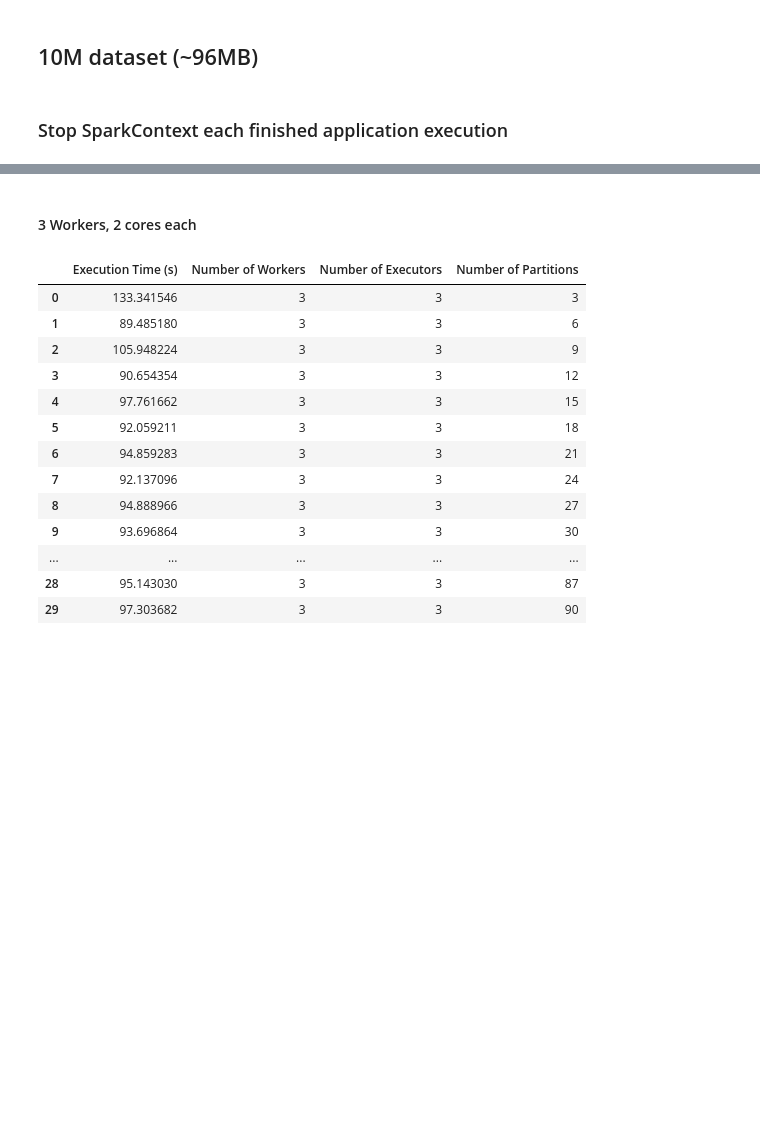
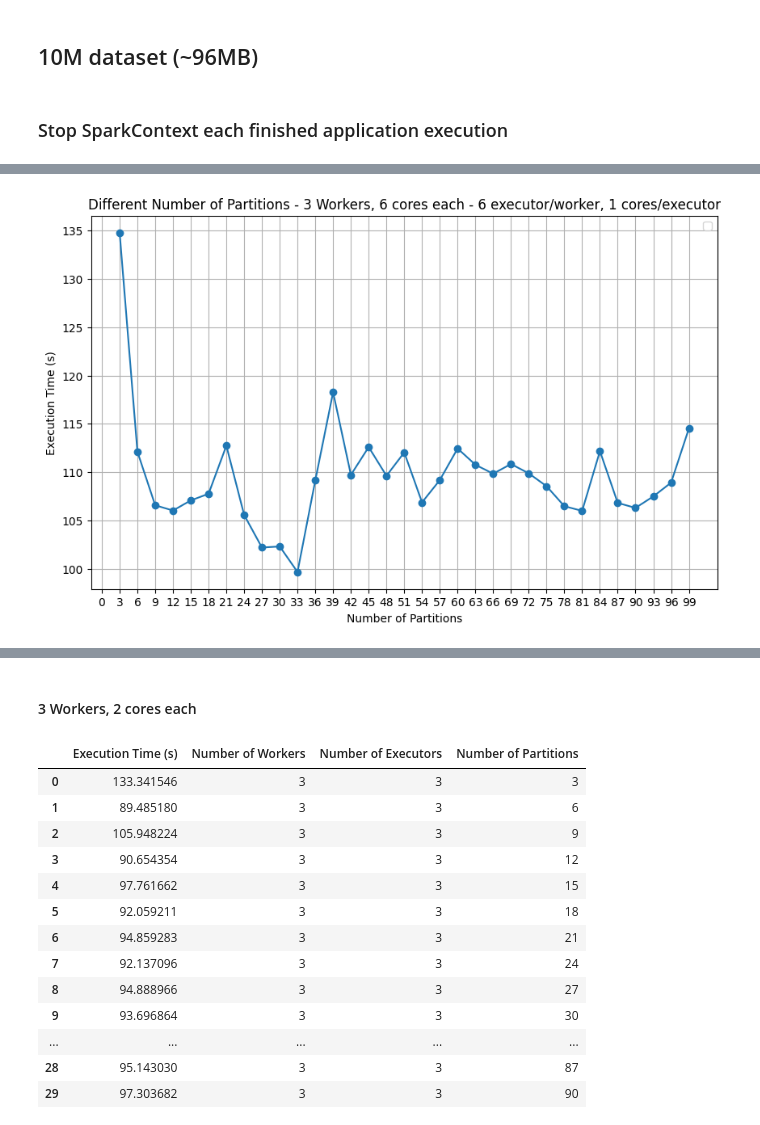
Before and after one commit to ddutjnrevenge-universe/DE_assignments, a Jupyter notebook: 080824/test.ipynb, the cells around one changed output, grey strips where cells are left out. Drawn from its saved outputs; the diff is of its cells as text; code cells hidden in the pictures; blank space fills up the shorter version.

Commit message:
new assignment

```diff
--- a/080824/test.ipynb
+++ b/080824/test.ipynb
@@ -113,0 +116,5 @@ But why cannot submit with other partititon lower than 18 - it just passed the c
+# %%
+import matplotlib.pyplot as plt
+
+df_test2 = pd.read_csv(r'F:\FPT\DE_assignments\080824\SparkScripts\input\results\6e_w_3w_cl.csv')
+df_test2
@@ -113,0 +139,14 @@ But why cannot submit with other partititon lower than 18 - it just passed the c
+# %%
+xticks = np.arange(0, 100, 3)
+
+plt.figure(figsize=(10, 6))
+plt.plot(df_test2['Number of Partitions'], df_test2['Execution Time (s)'], marker='o')
+plt.title('Different Number of Partitions - 3 Workers, 6 cores each - 6 executor/worker, 1 cores/executor')
+plt.xlabel('Number of Partitions')
+plt.ylabel('Execution Time (s)')
+plt.grid(True)
+plt.xticks(xticks)
+plt.legend()
+plt.show()
+# %% [output]
+[figure, added]
```
Also changed, not shown: parts of 5 cells of this notebook, 4 other files.
